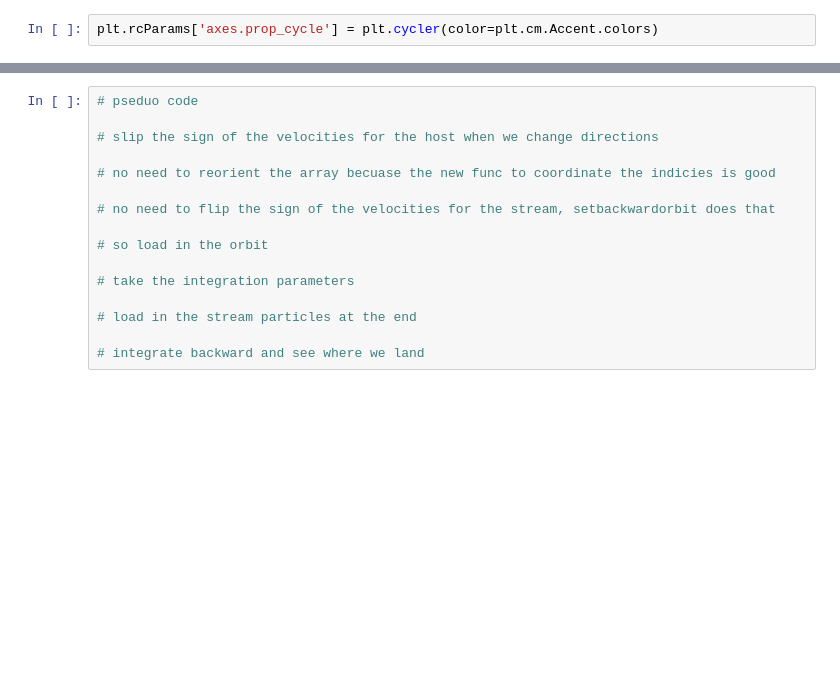
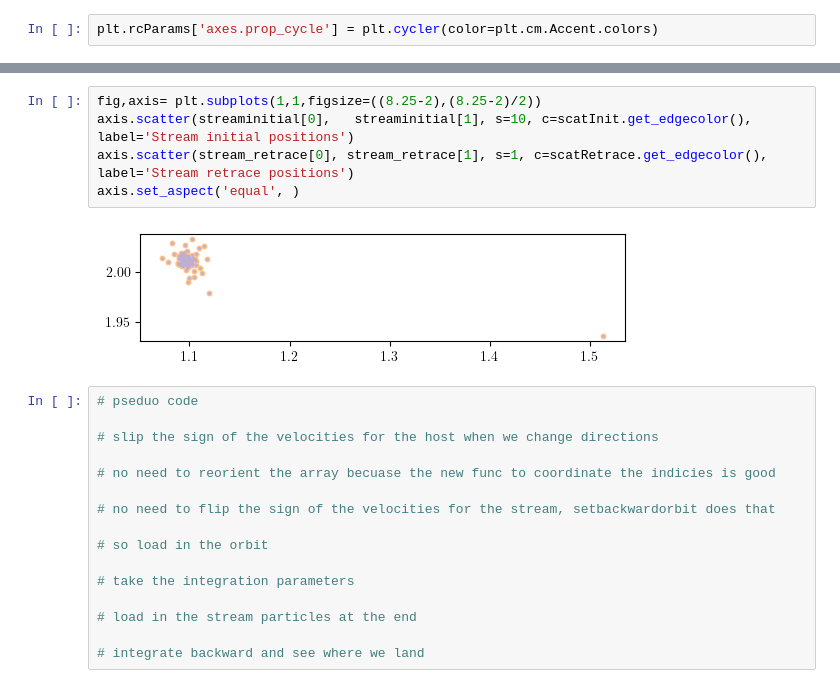
Before and after one commit to salvatore-ferrone/phd-thesis-ferrone, a Jupyter notebook: demos/numericalError/stream_stability.ipynb, the cells around one changed output, grey strips where cells are left out. Saved outputs shown, nothing was run; the diff lists cells and outputs as text; blank space fills up the shorter version.

```diff
--- a/demos/numericalError/stream_stability.ipynb
+++ b/demos/numericalError/stream_stability.ipynb
@@ -171,3 +208,10 @@ fig.savefig("../../images/"+image_name, bbox_inches='tight', dpi=300)
+# %%
+fig,axis= plt.subplots(1,1,figsize=((8.25-2),(8.25-2)/2))
+axis.scatter(streaminitial[0],   streaminitial[1], s=10, c=scatInit.get_edgecolor(), label='Stream initial positions')
+axis.scatter(stream_retrace[0], stream_retrace[1], s=1, c=scatRetrace.get_edgecolor(), label='Stream retrace positions')
+axis.set_aspect('equal', )
+# %% [output]
+[figure, added]
 # %%
 # pseduo code
 
```
Also changed, not shown: parts of 21 cells of this notebook.
